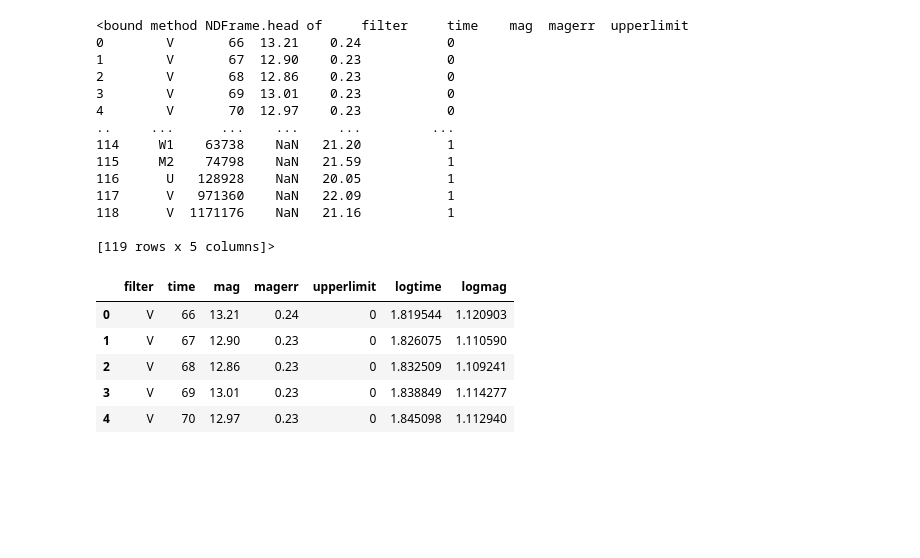
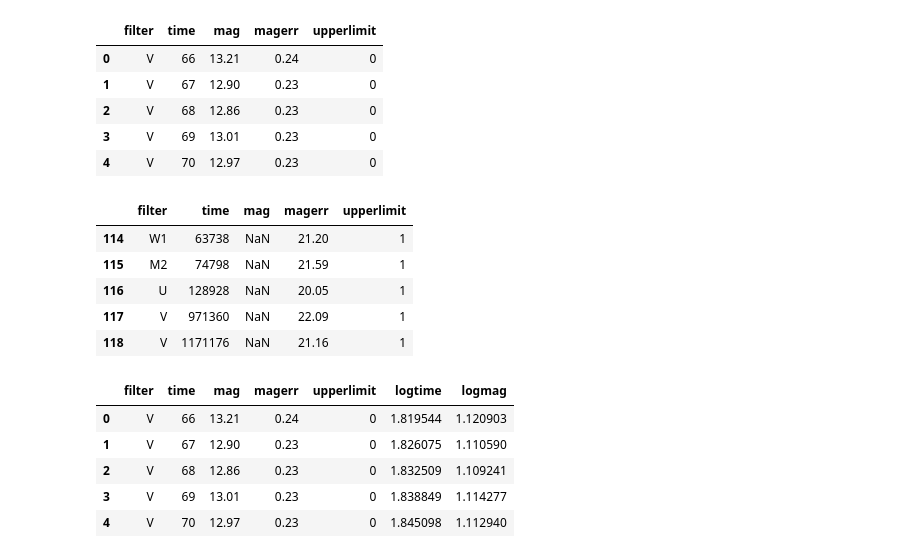
Before and after one commit to MatteoGhizzi/MLPNS2021, a Jupyter notebook: Lezione8-9.ipynb, the cells around one changed output. Cells and saved outputs as stored; diff of their text form; code cells hidden in the pictures; blank space fills up the shorter version.

```diff
--- a/Lezione8-9.ipynb
+++ b/Lezione8-9.ipynb
@@ -8,22 +8,23 @@ import pylab as pl
 # %%
 data = pd.read_csv("https://raw.githubusercontent.com/fedhere/MLPNS2021/main/HW3_LinearRegression/grb050525A.csv")
 # %%
-data.head
+data.head()
 # %% [output]
-<bound method NDFrame.head of     filter     time    mag  magerr  upperlimit
-0        V       66  13.21    0.24           0
-1        V       67  12.90    0.23           0
-2        V       68  12.86    0.23           0
-3        V       69  13.01    0.23           0
-4        V       70  12.97    0.23           0
-..     ...      ...    ...     ...         ...
-114     W1    63738    NaN   21.20           1
-115     M2    74798    NaN   21.59           1
-116      U   128928    NaN   20.05           1
-117      V   971360    NaN   22.09           1
-118      V  1171176    NaN   21.16           1
-
-[119 rows x 5 columns]>
+|  | filter | time | mag | magerr | upperlimit |
+| 0 | V | 66 | 13.21 | 0.24 | 0 |
+| 1 | V | 67 | 12.90 | 0.23 | 0 |
+| 2 | V | 68 | 12.86 | 0.23 | 0 |
+| 3 | V | 69 | 13.01 | 0.23 | 0 |
+| 4 | V | 70 | 12.97 | 0.23 | 0 |
+# %%
+data.tail()
+# %% [output]
+|  | filter | time | mag | magerr | upperlimit |
+| 114 | W1 | 63738 | NaN | 21.20 | 1 |
+| 115 | M2 | 74798 | NaN | 21.59 | 1 |
+| 116 | U | 128928 | NaN | 20.05 | 1 |
+| 117 | V | 971360 | NaN | 22.09 | 1 |
+| 118 | V | 1171176 | NaN | 21.16 | 1 |
 # %%
 data['logtime'] = np.log10(data.time)
 data['logmag'] = np.log10(data.mag)
```
Also changed, not shown: parts of 12 cells of this notebook.
